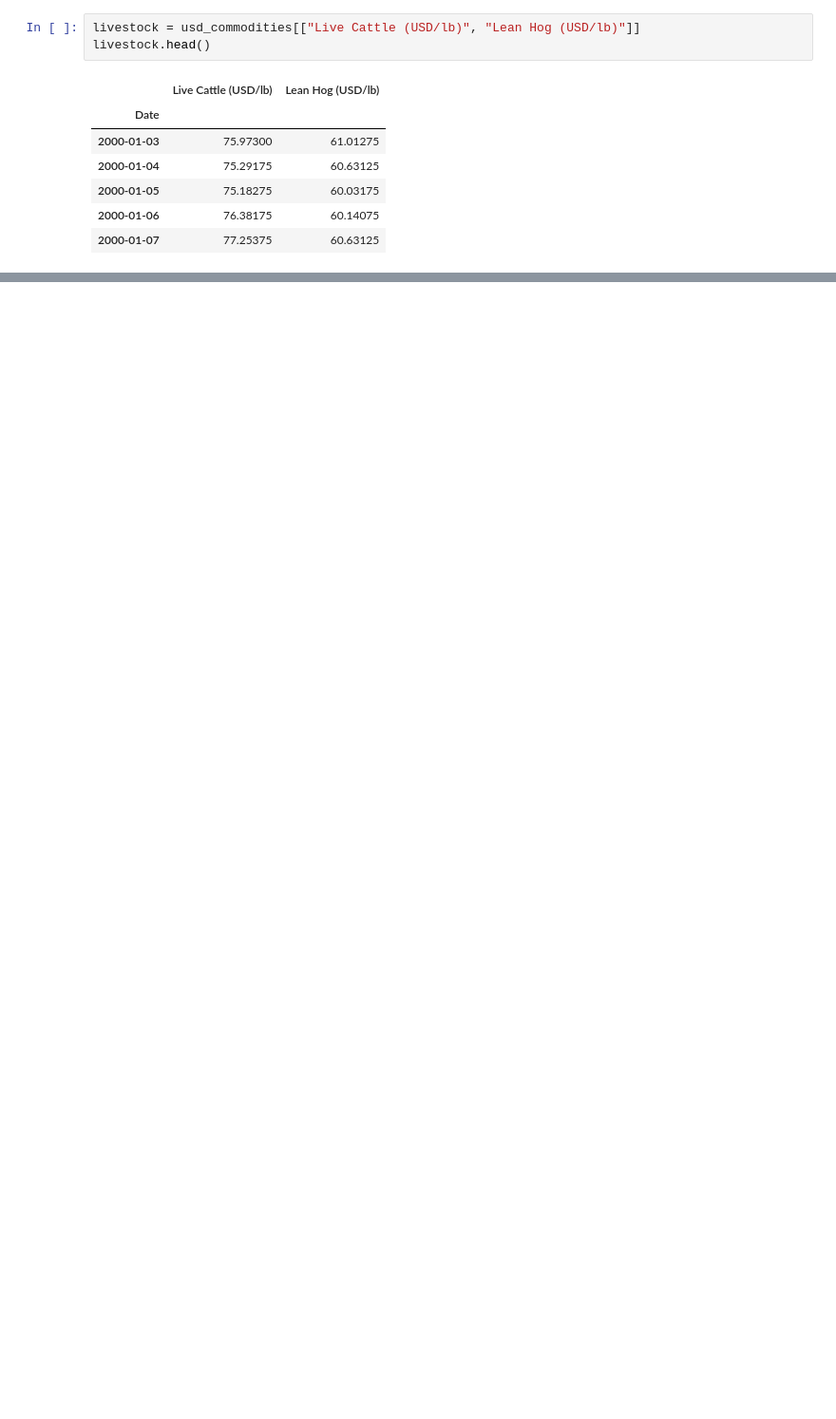
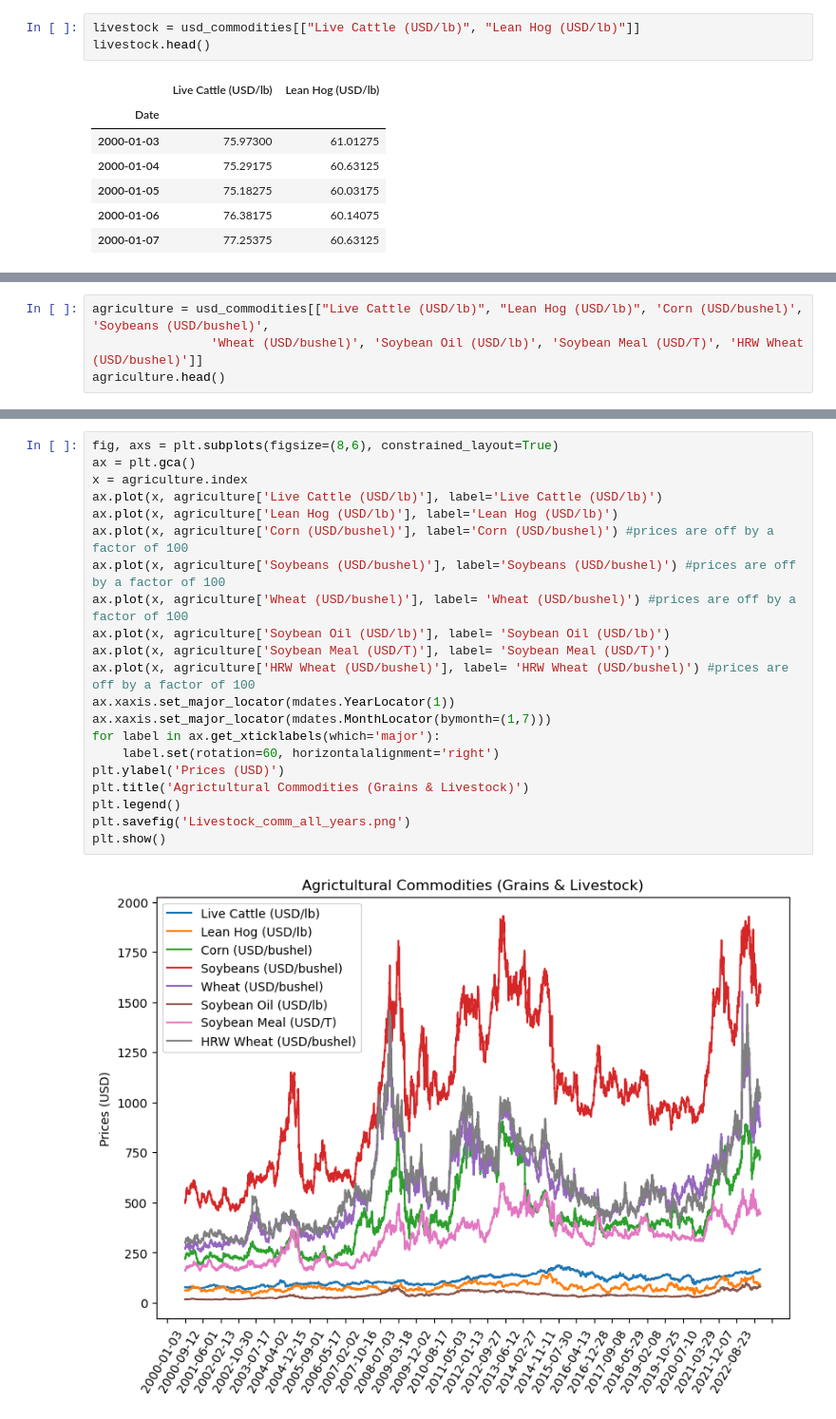
Before and after one commit to dylanmcgullam/Group-Project-1, a Jupyter notebook: commodities.ipynb, the cells around one changed output, grey strips where cells are left out. Shown at 95% size. Drawn from its saved outputs; the diff is of its cells as text; blank space fills up the shorter version.

Commit message:
final visuals/code

```diff
--- a/commodities.ipynb
+++ b/commodities.ipynb
@@ -127,0 +152,4 @@ livestock.head()
+# %%
+agriculture = usd_commodities[["Live Cattle (USD/lb)", "Lean Hog (USD/lb)", 'Corn (USD/bushel)', 'Soybeans (USD/bushel)',
+                'Wheat (USD/bushel)', 'Soybean Oil (USD/lb)', 'Soybean Meal (USD/T)', 'HRW Wheat (USD/bushel)']]
+agriculture.head()
@@ -127,0 +174,23 @@ livestock.head()
+# %%
+fig, axs = plt.subplots(figsize=(8,6), constrained_layout=True)
+ax = plt.gca()
+x = agriculture.index
+ax.plot(x, agriculture['Live Cattle (USD/lb)'], label='Live Cattle (USD/lb)')
+ax.plot(x, agriculture['Lean Hog (USD/lb)'], label='Lean Hog (USD/lb)')
+ax.plot(x, agriculture['Corn (USD/bushel)'], label='Corn (USD/bushel)') #prices are off by a factor of 100
+ax.plot(x, agriculture['Soybeans (USD/bushel)'], label='Soybeans (USD/bushel)') #prices are off by a factor of 100
+ax.plot(x, agriculture['Wheat (USD/bushel)'], label= 'Wheat (USD/bushel)') #prices are off by a factor of 100
+ax.plot(x, agriculture['Soybean Oil (USD/lb)'], label= 'Soybean Oil (USD/lb)')
+ax.plot(x, agriculture['Soybean Meal (USD/T)'], label= 'Soybean Meal (USD/T)')
+ax.plot(x, agriculture['HRW Wheat (USD/bushel)'], label= 'HRW Wheat (USD/bushel)') #prices are off by a factor of 100
+ax.xaxis.set_major_locator(mdates.YearLocator(1))
+ax.xaxis.set_major_locator(mdates.MonthLocator(bymonth=(1,7)))
+for label in ax.get_xticklabels(which='major'):
+    label.set(rotation=60, horizontalalignment='right')
+plt.ylabel('Prices (USD)')
+plt.title('Agrictultural Commodities (Grains & Livestock)')
+plt.legend()
+plt.savefig('Livestock_comm_all_years.png')
+plt.show()
+# %% [output]
+[figure, added]
```
Also changed, not shown: parts of 14 cells of this notebook.
